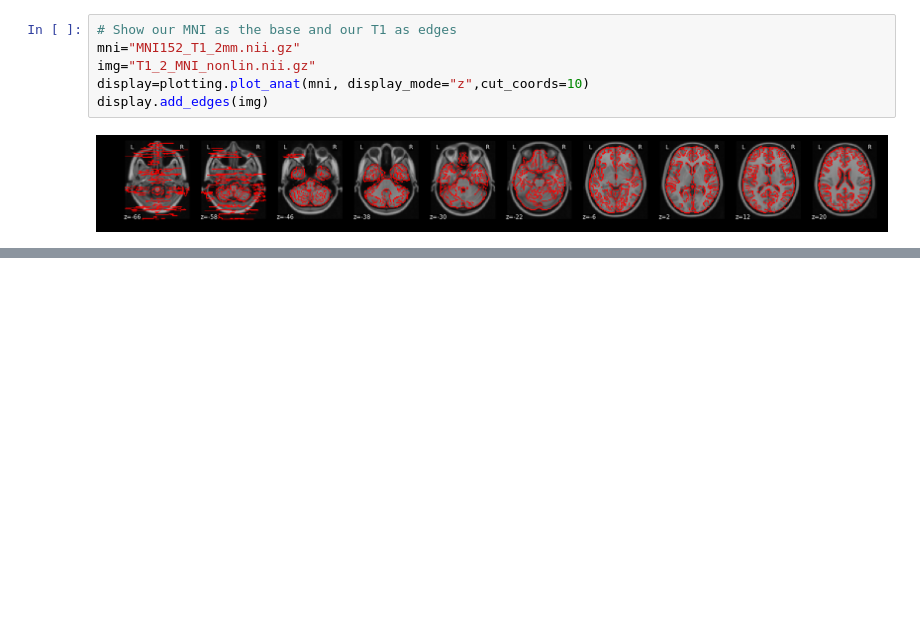
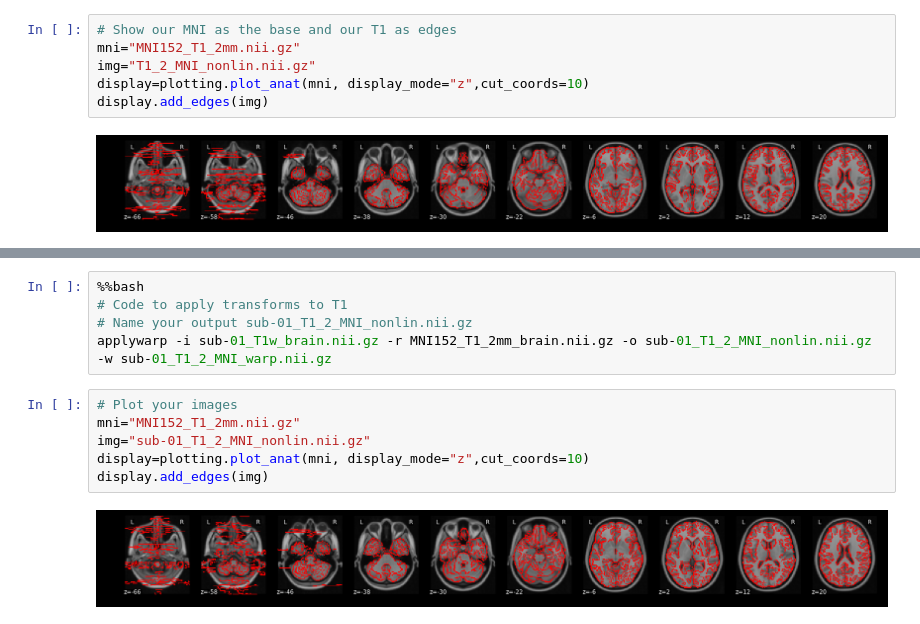
Before and after one commit to uiowa-mri-course-2018/Labs, a Jupyter notebook: 03-Lab/SpatialImageProcessing.ipynb, the cells around one changed output, grey strips where cells are left out. Drawn from its saved outputs; the diff is of its cells as text; blank space fills up the shorter version.

```diff
--- a/03-Lab/SpatialImageProcessing.ipynb
+++ b/03-Lab/SpatialImageProcessing.ipynb
@@ -296,0 +365,13 @@ display.add_edges(img)
+# %%
+%%bash
+# Code to apply transforms to T1
+# Name your output sub-01_T1_2_MNI_nonlin.nii.gz
+applywarp -i sub-01_T1w_brain.nii.gz -r MNI152_T1_2mm_brain.nii.gz -o sub-01_T1_2_MNI_nonlin.nii.gz -w sub-01_T1_2_MNI_warp.nii.gz
+# %%
+# Plot your images
+mni="MNI152_T1_2mm.nii.gz"
+img="sub-01_T1_2_MNI_nonlin.nii.gz"
+display=plotting.plot_anat(mni, display_mode="z",cut_coords=10)
+display.add_edges(img)
+# %% [output]
+[figure, added]
```
Also changed, not shown: parts of 9 cells of this notebook.
